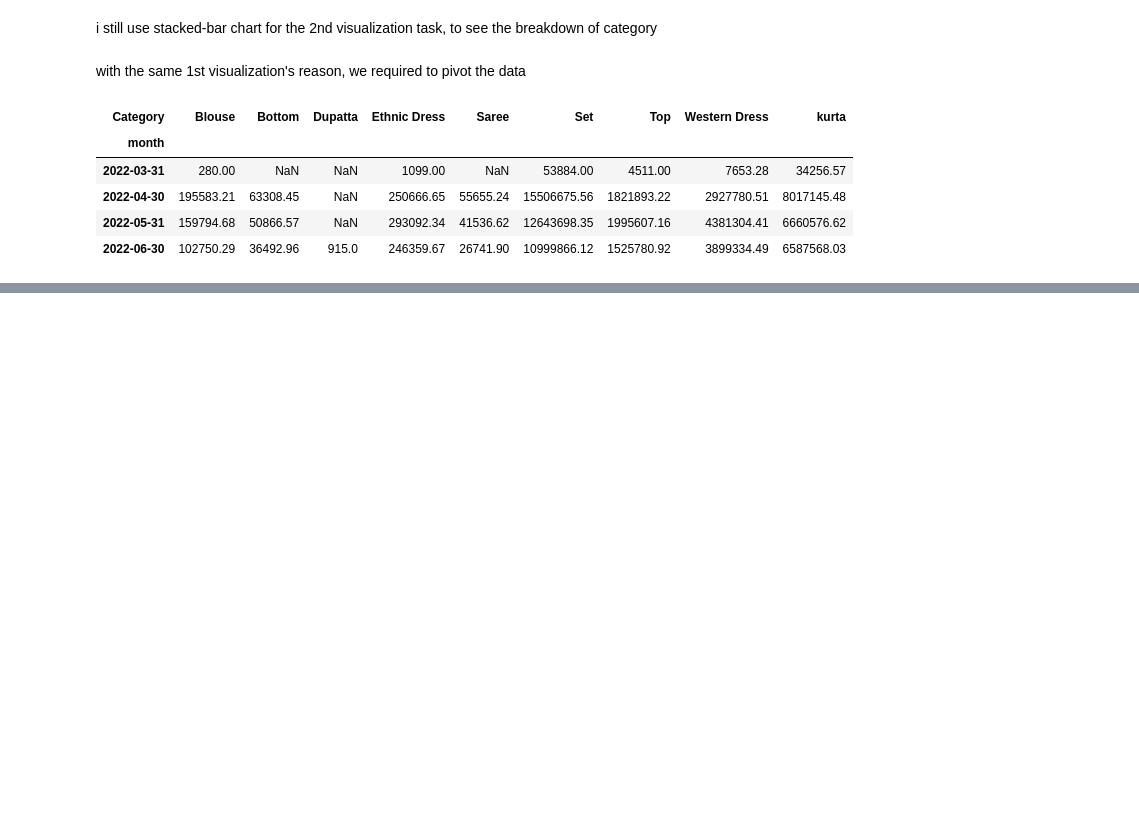
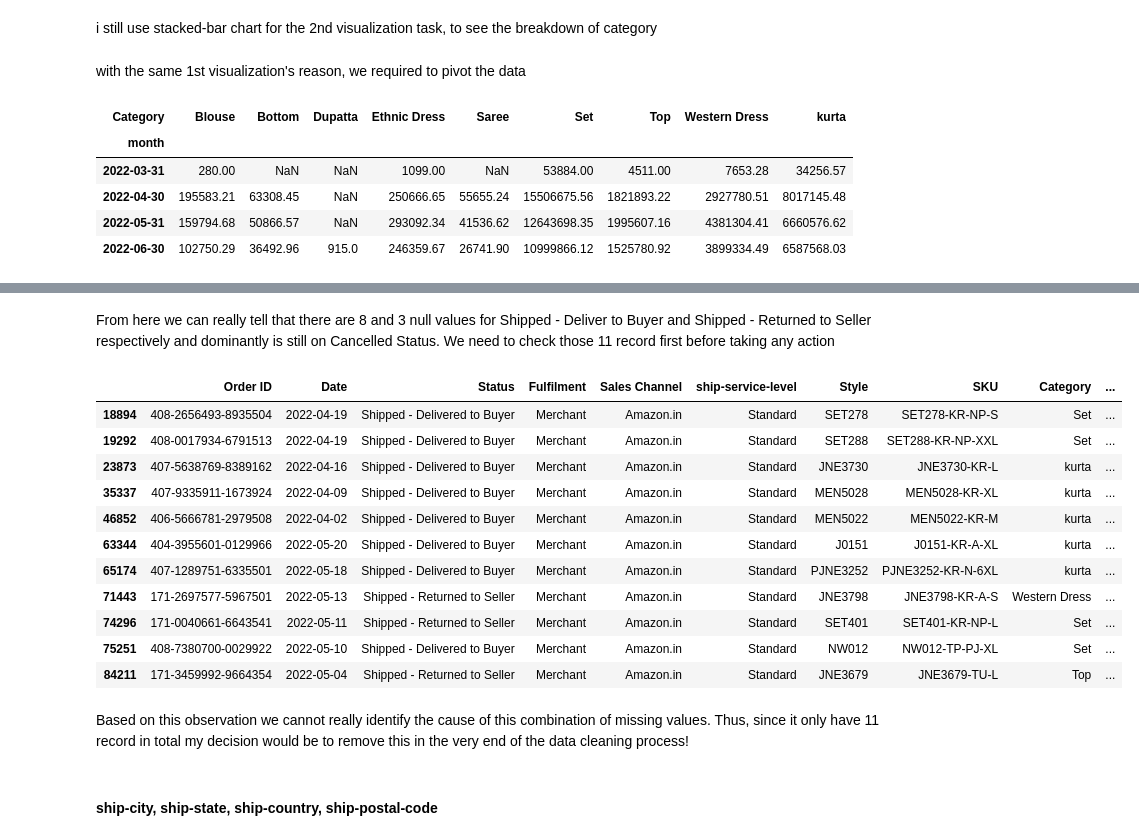
Before and after one commit to siaaldo/verihubs_tech_test, a Jupyter notebook: visualization_and_findings.ipynb, the cells around one changed output, grey strips where cells are left out. Saved outputs shown, nothing was run; the diff lists cells and outputs as text; code cells hidden in the pictures; blank space fills up the shorter version.

```diff
--- a/visualization_and_findings.ipynb
+++ b/visualization_and_findings.ipynb
@@ -7,11 +7,18 @@ import seaborn as sns
 from seaborn import objects as so
 from matplotlib.ticker import FuncFormatter
 
-# Dataframe Library
+# Dataframe Library and numpy
+import numpy as np
 import pandas as pd
 
 # Database Library
 import duckdb
+
+# Set to display a specific number of rows
+pd.set_option('display.max_rows', 100)
+
+# Set to display all rows (no limit)
+pd.set_option('display.max_columns', 50)
 # %% [markdown]
 # Database Connection
 # %% [markdown]
@@ -147,0 +159,4 @@ Based on total revenue we can easily tell April is the most profitable month in
+# %%
+# Load Raw Amazon Data
+
+df_raw = conn.execute("SELECT * FROM raw_amazon_data").df()
@@ -147,0 +200,4 @@ Based on total revenue we can easily tell April is the most profitable month in
+# %%
+# remove unnecessary column
+
+df_raw.drop(columns=["Unnamed: 22", "index"], inplace=True)
@@ -147,0 +391,29 @@ Based on total revenue we can easily tell April is the most profitable month in
+# %% [markdown]
+From here we can really tell that there are 8 and 3 null values for Shipped - Deliver to Buyer and Shipped - Returned to Seller respectively and dominantly is still on Cancelled Status. We need to check those 11 record first before taking any action
+# %%
+# take 10 sample of rows where 'currency' and 'amount' are null
+
+df_raw[
+    df_raw['Courier Status'].isna() &
+    df_raw['Status'].isin([
+        'Shipped - Delivered to Buyer',
+        'Shipped - Returned to Seller'
+    ])
+]
+# %% [output]
+|  | Order ID | Date | Status | Fulfilment | Sales Channel | ship-service-level | Style | SKU | Category | ... |
+| 18894 | 408-2656493-8935504 | 2022-04-19 | Shipped - Delivered to Buyer | Merchant | Amazon.in | Standard | SET278 | SET278-KR-NP-S | Set | ... |
+| 19292 | 408-0017934-6791513 | 2022-04-19 | Shipped - Delivered to Buyer | Merchant | Amazon.in | Standard | SET288 | SET288-KR-NP-XXL | Set | ... |
+| 23873 | 407-5638769-8389162 | 2022-04-16 | Shipped - Delivered to Buyer | Merchant | Amazon.in | Standard | JNE3730 | JNE3730-KR-L | kurta | ... |
+| 35337 | 407-9335911-1673924 | 2022-04-09 | Shipped - Delivered to Buyer | Merchant | Amazon.in | Standard | MEN5028 | MEN5028-KR-XL | kurta | ... |
+| 46852 | 406-5666781-2979508 | 2022-04-02 | Shipped - Delivered to Buyer | Merchant | Amazon.in | Standard | MEN5022 | MEN5022-KR-M | kurta | ... |
+| 63344 | 404-3955601-0129966 | 2022-05-20 | Shipped - Delivered to Buyer | Merchant | Amazon.in | Standard | J0151 | J0151-KR-A-XL | kurta | ... |
+| 65174 | 407-1289751-6335501 | 2022-05-18 | Shipped - Delivered to Buyer | Merchant | Amazon.in | Standard | PJNE3252 | PJNE3252-KR-N-6XL | kurta | ... |
+| 71443 | 171-2697577-5967501 | 2022-05-13 | Shipped - Returned to Seller | Merchant | Amazon.in | Standard | JNE3798 | JNE3798-KR-A-S | Western Dress | ... |
+| 74296 | 171-0040661-6643541 | 2022-05-11 | Shipped - Returned to Seller | Merchant | Amazon.in | Standard | SET401 | SET401-KR-NP-L | Set | ... |
+| 75251 | 408-7380700-0029922 | 2022-05-10 | Shipped - Delivered to Buyer | Merchant | Amazon.in | Standard | NW012 | NW012-TP-PJ-XL | Set | ... |
+| 84211 | 171-3459992-9664354 | 2022-05-04 | Shipped - Returned to Seller | Merchant | Amazon.in | Standard | JNE3679 | JNE3679-TU-L | Top | ... |
+# %% [markdown]
+Based on this observation we cannot really identify the cause of this combination of missing values. Thus, since it only have 11 record in total my decision would be to remove this in the very end of the data cleaning process!
+# %% [markdown]
+#### ship-city, ship-state, ship-country, ship-postal-code
```
Also changed, not shown: parts of 59 cells of this notebook.
